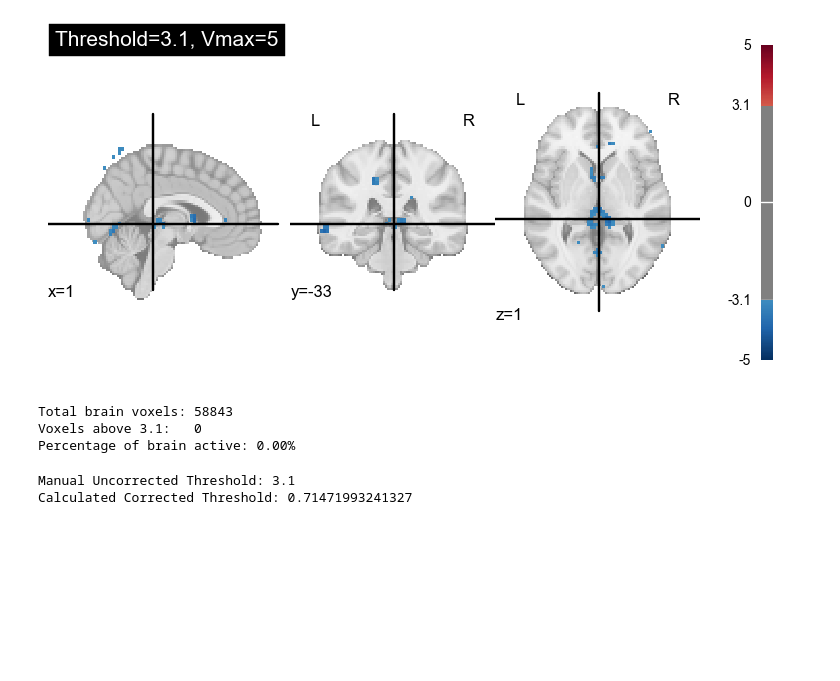
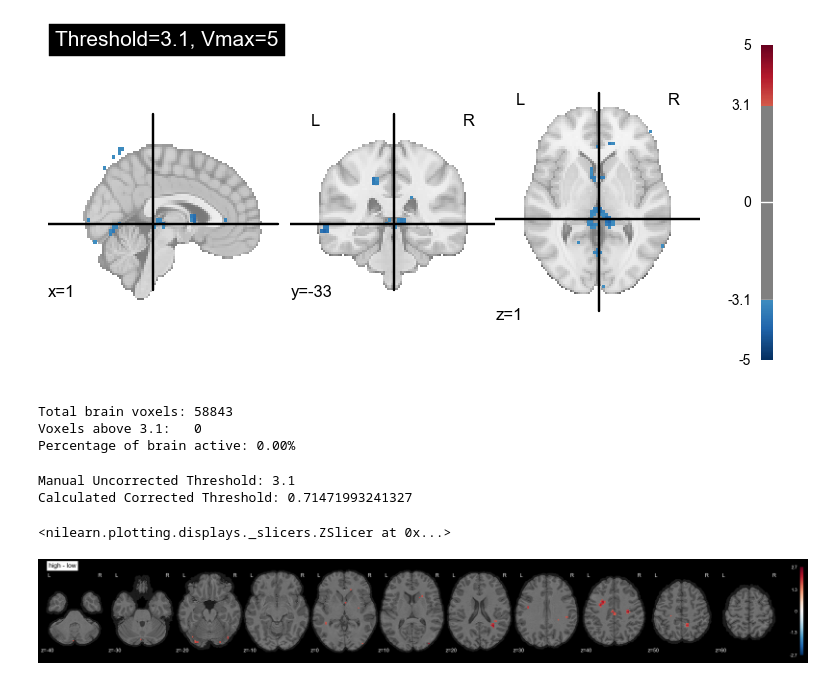
Before and after one commit to mducat/scz_familiarity_fMRI_ML, a Jupyter notebook: mri_single_subject.ipynb, the cells around one changed output. Cells and saved outputs as stored; diff of their text form; code cells hidden in the pictures; blank space fills up the shorter version.

```diff
--- a/mri_single_subject.ipynb
+++ b/mri_single_subject.ipynb
@@ -346,3 +346,22 @@ print(f"Calculated Corrected Threshold: {calculated_threshold}")
 # %% [output]
 Manual Uncorrected Threshold: 3.1
 Calculated Corrected Threshold: 0.71471993241327
+# %%
+glm_contrast_val = contrasts["45"] + contrasts["55"] - contrasts["5"] - contrasts["15"]
+z_score = fmri_glm.compute_contrast(glm_contrast_val, stat_type='t')
+
+# m2 pierrard
+# %%
+clean_z, threshold = threshold_stats_img(z_score, alpha=0.1, height_control="fpr")
+
+plot_stat_map(
+    clean_z,
+    display_mode="z",
+    title="high - low",
+    cut_coords=np.arange(-40, 70, 10),
+    bg_img=dataset[0].background,
+    black_bg=True,
+)
+# %% [output]
+<nilearn.plotting.displays._slicers.ZSlicer at 0x...>
+[figure, added]
```
Also changed, not shown: 2 other files.
